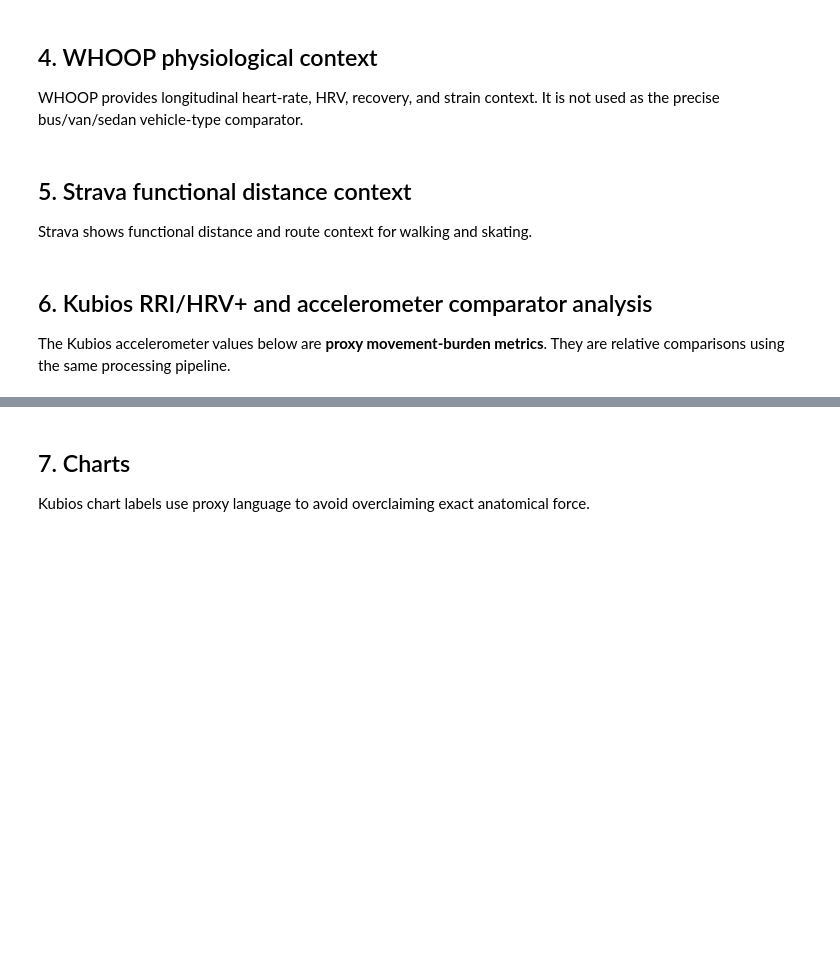
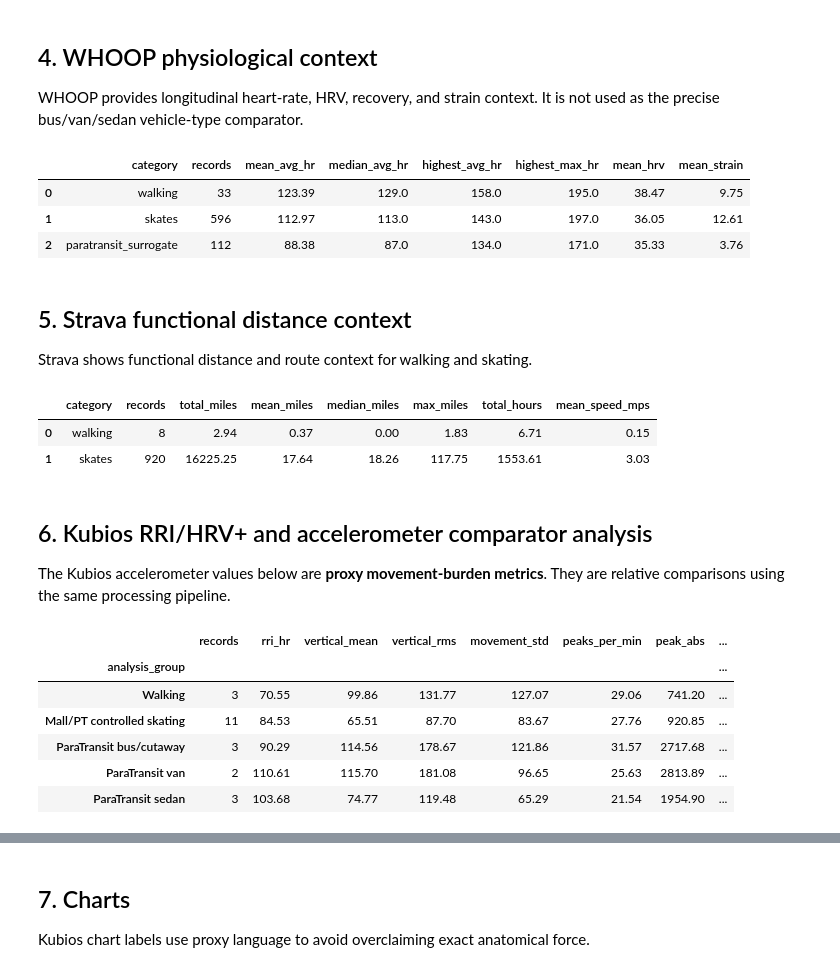
Before and after one commit to handicapskater/datascience, a Jupyter notebook: legal/notebooks/NonTraditional_Mobility_Aid_Biomechanics_ParaTransit_Burden.ipynb, the cells around one changed output, grey strips where cells are left out. Drawn from its saved outputs; the diff is of its cells as text; code cells hidden in the pictures; blank space fills up the shorter version.

```diff
--- a/legal/notebooks/NonTraditional_Mobility_Aid_Biomechanics_ParaTransit_Burden.ipynb
+++ b/legal/notebooks/NonTraditional_Mobility_Aid_Biomechanics_ParaTransit_Burden.ipynb
@@ -627,6 +674,15 @@ The comparator cohorts are deterministic and intentionally narrow.
 - FNS/SNS endurance skating is excluded from the primary walking comparator.
 - ParaTransit bus/cutaway and van are compared to sedan.
 # %%
+# Ensure df exists when rerunning this cell in Colab.
+if "df" not in globals() or not isinstance(df, pd.DataFrame) or df.empty:
+    if "_ensure_records_available" in globals() and "flatten_record" in globals():
+        records = _ensure_records_available()
+        df = pd.DataFrame([flatten_record(r) for r in records])
+        print(f"Rebuilt df: {df.shape[0]:,} rows x {df.shape[1]:,} columns")
+    else:
+        raise NameError("df is not defined. Run the data loading and flattening cells first.")
+
 import re
 
 def text_blob(row):
@@ -770,6 +833,15 @@ if missing:
 
 WHOOP provides longitudinal heart-rate, HRV, recovery, and strain context. It is not used as the precise bus/van/sedan vehicle-type comparator.
 # %%
+# Ensure df exists when rerunning this cell in Colab.
+if "df" not in globals() or not isinstance(df, pd.DataFrame) or df.empty:
+    if "_ensure_records_available" in globals() and "flatten_record" in globals():
+        records = _ensure_records_available()
+        df = pd.DataFrame([flatten_record(r) for r in records])
+        print(f"Rebuilt df: {df.shape[0]:,} rows x {df.shape[1]:,} columns")
+    else:
+        raise NameError("df is not defined. Run the data loading and flattening cells first.")
+
 whoop = df[df["source_type"].eq("whoop")].copy()
 for c in ["average_hr_bpm", "max_hr_bpm", "hrv_ms", "activity_strain"]:
     if c in whoop.columns:
@@ -797,11 +869,25 @@ whoop_summary = pd.DataFrame([
 ]).round(2)
 whoop_summary.to_csv(TABLE_DIR / "whoop_hr_summary.csv", index=False)
 display(whoop_summary)
+# %% [output]
+|  | category | records | mean_avg_hr | median_avg_hr | highest_avg_hr | highest_max_hr | mean_hrv | mean_strain |
+| 0 | walking | 33 | 123.39 | 129.0 | 158.0 | 195.0 | 38.47 | 9.75 |
+| 1 | skates | 596 | 112.97 | 113.0 | 143.0 | 197.0 | 36.05 | 12.61 |
+| 2 | paratransit_surrogate | 112 | 88.38 | 87.0 | 134.0 | 171.0 | 35.33 | 3.76 |
 # %% [markdown]
 ## 5. Strava functional distance context
 
 Strava shows functional distance and route context for walking and skating.
 # %%
+# Ensure df exists when rerunning this cell in Colab.
+if "df" not in globals() or not isinstance(df, pd.DataFrame) or df.empty:
+    if "_ensure_records_available" in globals() and "flatten_record" in globals():
+        records = _ensure_records_available()
+        df = pd.DataFrame([flatten_record(r) for r in records])
+        print(f"Rebuilt df: {df.shape[0]:,} rows x {df.shape[1]:,} columns")
+    else:
+        raise NameError("df is not defined. Run the data loading and flattening cells first.")
+
 strava = df[df["source_type"].eq("strava")].copy()
 for c in ["distance_miles", "moving_time_sec", "average_speed"]:
     if c in strava.columns:
@@ -828,11 +914,24 @@ strava_summary = pd.DataFrame([
 ]).round(2)
 strava_summary.to_csv(TABLE_DIR / "strava_functional_distance_summary.csv", index=False)
 display(strava_summary)
+# %% [output]
+|  | category | records | total_miles | mean_miles | median_miles | max_miles | total_hours | mean_speed_mps |
+| 0 | walking | 8 | 2.94 | 0.37 | 0.00 | 1.83 | 6.71 | 0.15 |
+| 1 | skates | 920 | 16225.25 | 17.64 | 18.26 | 117.75 | 1553.61 | 3.03 |
 # %% [markdown]
 ## 6. Kubios RRI/HRV+ and accelerometer comparator analysis
 
 The Kubios accelerometer values below are **proxy movement-burden metrics**. They are relative comparisons using the same processing pipeline.
 # %%
+# Ensure df exists when rerunning this cell in Colab.
+if "df" not in globals() or not isinstance(df, pd.DataFrame) or df.empty:
+    if "_ensure_records_available" in globals() and "flatten_record" in globals():
+        records = _ensure_records_available()
+        df = pd.DataFrame([flatten_record(r) for r in records])
+        print(f"Rebuilt df: {df.shape[0]:,} rows x {df.shape[1]:,} columns")
+    else:
+        raise NameError("df is not defined. Run the data loading and flattening cells first.")
+
 kubios = df[df["source_type"].eq("kubios")].copy()
 metric_cols = {
     "rri_hr": "rri.heart_rate_bpm_mean_approx",
@@ -854,33 +953,41 @@ def group_kubios(row):
     if is_walking(row):
         return "Walking"
     if is_mall_pt_controlled_skating(row):
         return "Mall/PT controlled skating"
     if is_paratransit_bus(row):
         return "ParaTransit bus/cutaway"
     if is_paratransit_van(row):
         return "ParaTransit van"
     if is_paratransit_sedan(row):
         return "ParaTransit sedan"
     return None
 
 kubios["analysis_group"] = kubios.apply(group_kubios, axis=1)
 kubios_analysis = kubios.dropna(subset=["analysis_group"]).copy()
 
 order = ["Walking", "Mall/PT controlled skating", "ParaTransit bus/cutaway", "ParaTransit van", "ParaTransit sedan"]
 kubios_summary = kubios_analysis.groupby("analysis_group").agg(
     records=("doc_id", "count"),
     rri_hr=("rri_hr", "mean"),
     vertical_mean=("vertical_mean", "mean"),
     vertical_rms=("vertical_rms", "mean"),
     movement_std=("movement_std", "mean"),
     peaks_per_min=("peaks_per_min", "mean"),
     peak_abs=("peak_abs", "mean"),
     peak_to_peak=("peak_to_peak", "mean"),
     vertical_rri_css=("vertical_rri_css", "mean"),
 ).reindex(order).round(2)
 
 kubios_summary.to_csv(TABLE_DIR / "kubios_all_comparator_summary.csv")
 display(kubios_summary)
+# %% [output]
+|  | records | rri_hr | vertical_mean | vertical_rms | movement_std | peaks_per_min | peak_abs | ... |
+| analysis_group |  |  |  |  |  |  |  | ... |
+| Walking | 3 | 70.55 | 99.86 | 131.77 | 127.07 | 29.06 | 741.20 | ... |
+| Mall/PT controlled skating | 11 | 84.53 | 65.51 | 87.70 | 83.67 | 27.76 | 920.85 | ... |
+| ParaTransit bus/cutaway | 3 | 90.29 | 114.56 | 178.67 | 121.86 | 31.57 | 2717.68 | ... |
+| ParaTransit van | 2 | 110.61 | 115.70 | 181.08 | 96.65 | 25.63 | 2813.89 | ... |
+| ParaTransit sedan | 3 | 103.68 | 74.77 | 119.48 | 65.29 | 21.54 | 1954.90 | ... |
 # %%
 walk_mall = kubios_summary.loc[["Walking", "Mall/PT controlled skating"], [
     "records", "rri_hr", "vertical_mean", "vertical_rms", "movement_std", "peaks_per_min", "peak_to_peak", "vertical_rri_css"
```
Also changed, not shown: parts of 16 cells of this notebook, 13 other files.
